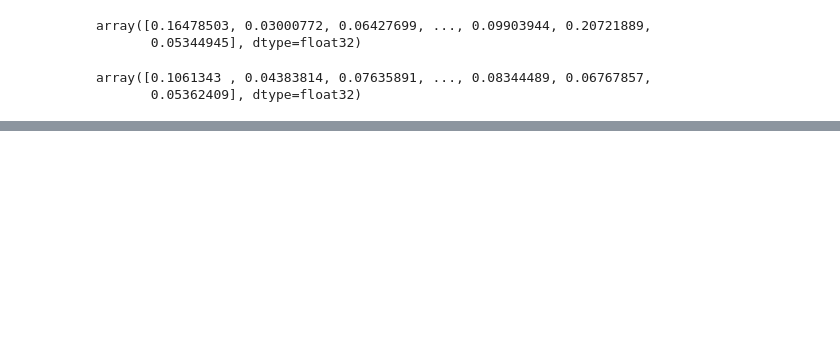
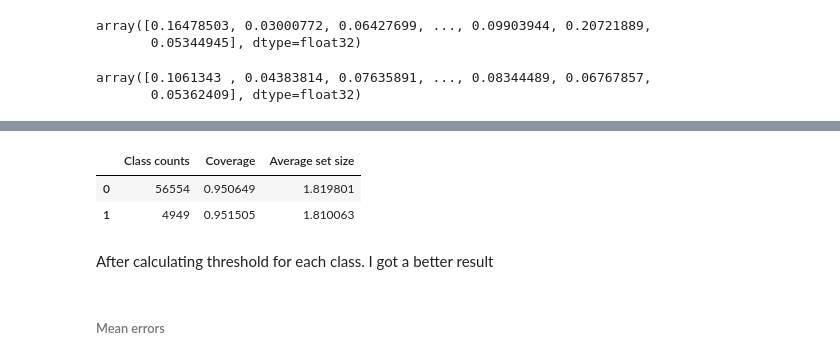
Before and after one commit to haileyvu9/RP, a Jupyter notebook: Research_project_Hailey.ipynb, the cells around one changed output, grey strips where cells are left out. Drawn from its saved outputs; the diff is of its cells as text; code cells hidden in the pictures; blank space fills up the shorter version.

```diff
--- a/Research_project_Hailey.ipynb
+++ b/Research_project_Hailey.ipynb
@@ -616,0 +587,6 @@ Average set size: 1.206
+# %%
+number_of_samples = len(X_calib)
+alpha = 0.05
+qlevel = (1 - alpha) * ((number_of_samples + 1) / number_of_samples)
+threshold = np.percentile(si_scores, qlevel*100)
+print(f'Threshold: {threshold:0.3f}')
@@ -616,0 +595,4 @@ Average set size: 1.206
+# %%
+prediction_sets_1 = (1 - lda.predict_proba(X_test) <= threshold)
+# Show first ten instances
+prediction_sets_1[0:10]
@@ -616,0 +610,4 @@ Average set size: 1.206
+# %%
+# prediction_sets_1 - Medium article, prediction - Nonconformist package => same result
+for i in range(len(prediction_sets_1)):
+  print(prediction_sets_1[i], prediction[i, :])
@@ -617,2 +759,16 @@ Average set size: 1.206
+# %%
+results = pd.DataFrame(index=class_labels)
+results['Class counts'] = get_class_counts(y_test)
+results['Coverage'] = get_coverage_by_class(prediction_sets, y_test)
+results['Average set size'] = get_average_set_size(prediction_sets, y_test)
+results
+# %% [output]
+|  | Class counts | Coverage | Average set size |
+| 0 | 56554 | 0.950649 | 1.819801 |
+| 1 | 4949 | 0.951505 | 1.810063 |
+# %% [markdown]
+After calculating threshold for each class. I got a better result
+# %% [markdown]
+###### Mean errors
 # %%
 nonconformist.evaluation.class_mean_errors
```
Also changed, not shown: parts of 47 cells of this notebook.
